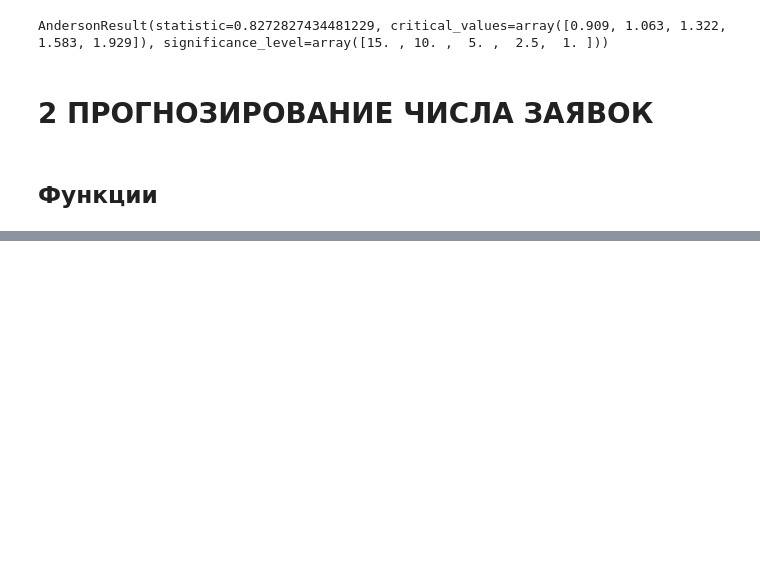
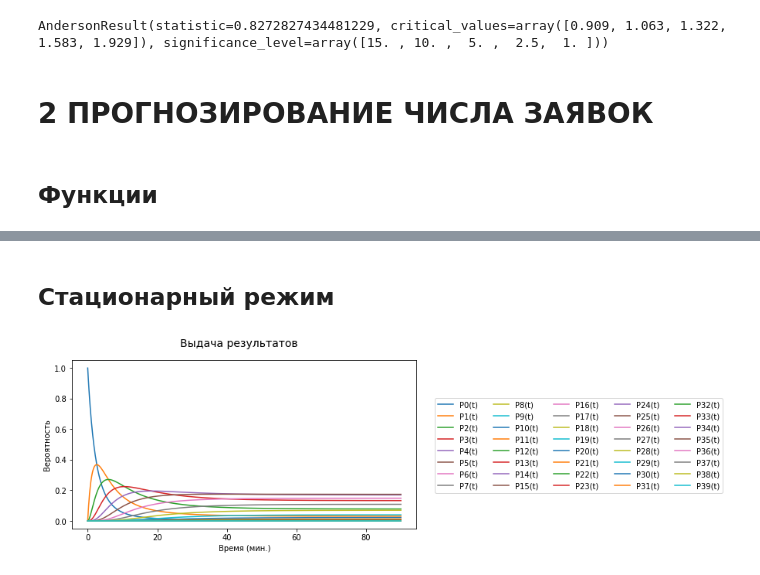
Before and after one commit to OlgaChaganova/MfSC_thesis, a Jupyter notebook: MfSC_Queuing_System.ipynb, the cells around one changed output, grey strips where cells are left out. Drawn from its saved outputs; the diff is of its cells as text; code cells hidden in the pictures; blank space fills up the shorter version.

```diff
--- a/MfSC_Queuing_System.ipynb
+++ b/MfSC_Queuing_System.ipynb
@@ -612,6 +425,0 @@ X_fut.shape
-# %%
-
-for i in range(fut_pred):
-  X_fut = np.array(data_full[-(test_data_size+i):(-2*test_data_size+i)])
-  X_fut = X_fut.reshape((X_fut.shape[0], 1, n_features))
-  y_fut_hat.append(model.predict(X_fut)) # прогноз на будущее время
@@ -646,0 +671,13 @@ plt.show()
+# %% [markdown]
+## Стационарный режим
+# %%
+# константы
+m = 30 # ограниченность очереди
+nu = 1/45 #мин^-1
+n = 30 #всего окон обслуживания
+# %%
+# интенсивности входного потока
+lam_del, lam_ser, lam_con = 0.42621647516886396, 0.7773861567179362, 0.12206478118896485
+
+# интенсивности обслуживания
+mu_del, mu_ser, mu_con = 0.08319770434037224, 0.030534557457716886, 0.09902187249660611
@@ -646,0 +720,13 @@ plt.show()
+# %%
+system_delivery = QueuingSystem(9, m, lam_del, mu_del, nu)
+system_delivery.FindCharacteristics()
+
+system_service = QueuingSystem(18, m, lam_ser, mu_ser, nu)
+system_service.FindCharacteristics()
+
+system_consultation = QueuingSystem(3, m, lam_con, mu_con, nu)
+system_consultation.FindCharacteristics()
+# %%
+StationaryPhase(system_delivery, 'Выдача результатов', 5)
+# %% [output]
+[figure, added]
```
Also changed, not shown: parts of 82 cells of this notebook.
